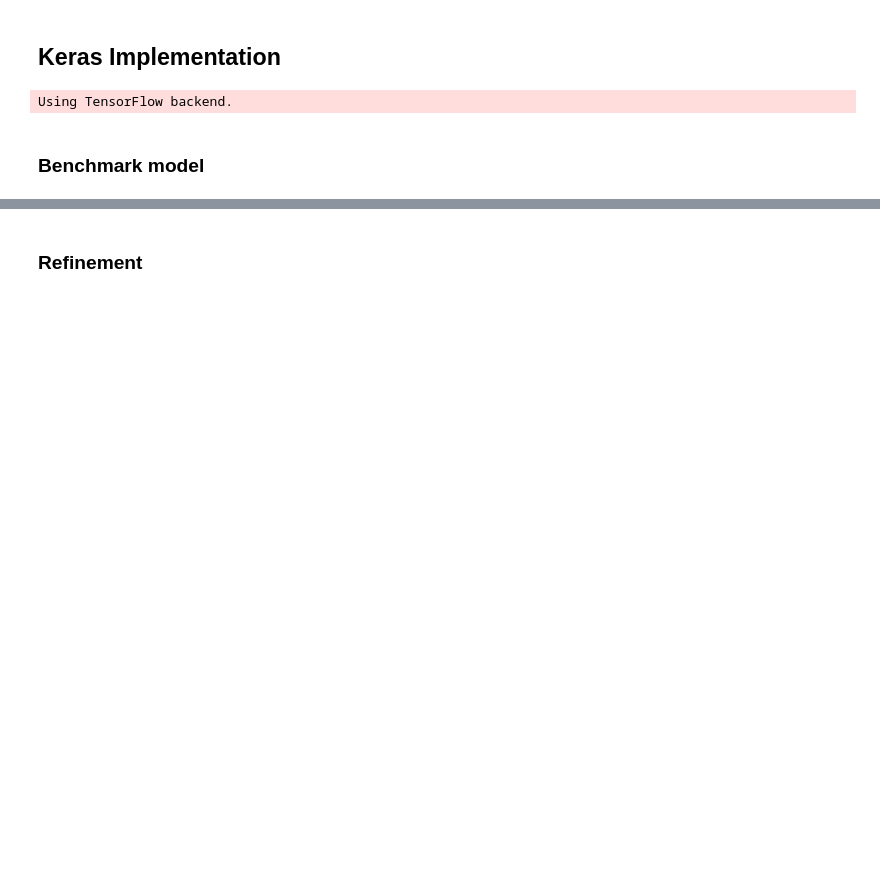
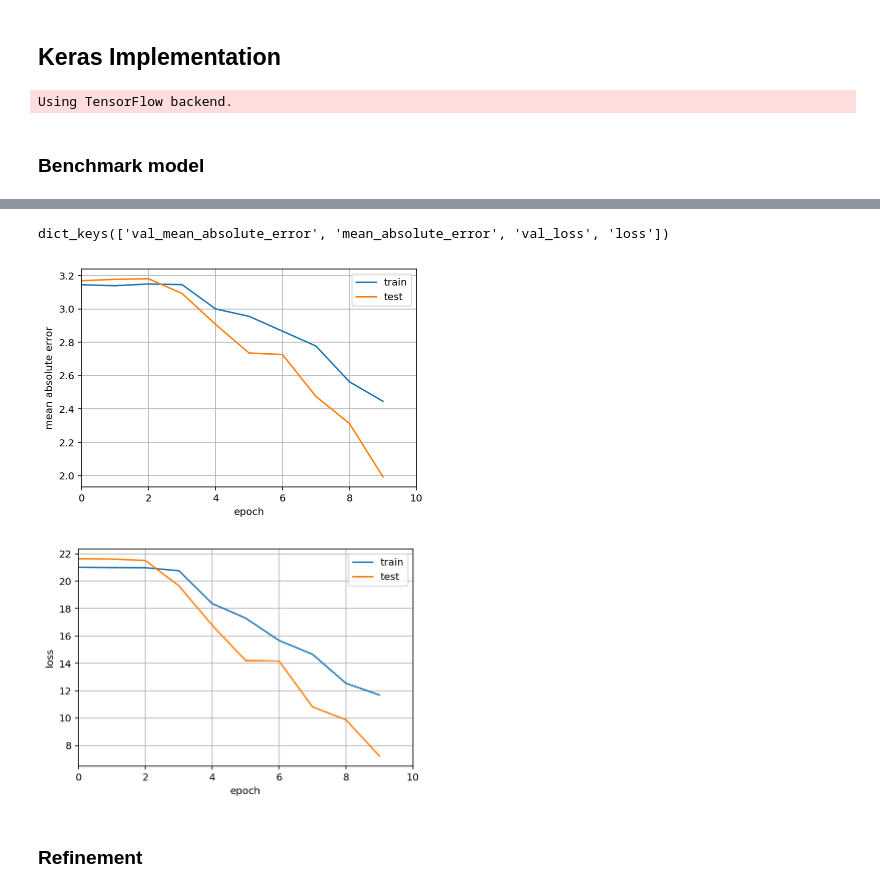
Before and after one commit to gwwang16/MLND-Capstone-Project-DeepTesla, a Jupyter notebook: DeepTesla.ipynb, the cells around one changed output, grey strips where cells are left out. Saved outputs shown, nothing was run; the diff lists cells and outputs as text; code cells hidden in the pictures; blank space fills up the shorter version.

```diff
--- a/DeepTesla.ipynb
+++ b/DeepTesla.ipynb
@@ -349,7 +496,7 @@ model_saved_path = os.path.join(params.model_dir, "model.h5")
 json_saved_path = os.path.join(params.model_dir, "model.json")
 
 # If the model exists, load model from h5:
-read_model = True
+read_model = False
 if read_model:
     if os.path.isfile(model_saved_path):
         model = load_model(model_saved_path)
@@ -425,0 +609,12 @@ plt.show()
+# %%
+# Train the model with shuffled data
+model = build_model(img_height, img_width, img_channels)
+time_start = time.time()
+# Fit the model
+history = model.fit(X_train, y_train,
+                    validation_data=(X_val, y_val),
+                    epochs=10,
+                    batch_size=512)
+
+total_time = time.time() - time_start
+print('Training time: {}'.format(total_time))
@@ -426,3 +639,34 @@ plt.show()
+# %%
+# list all data in history
+print(history.history.keys())
+# summarize history for accuracy
+plt.plot(history.history['mean_absolute_error'])
+plt.plot(history.history['val_mean_absolute_error'])
+# plt.title('Mean absolute error')
+plt.ylabel('mean absolute error')
+plt.xlabel('epoch')
+plt.legend(['train', 'test'], loc='upper right')
+plt.xlim((0,10))
+plt.xticks(np.arange(0, 11, 2))
+plt.grid()
+plt.savefig(img_dir + "/mae_shuffle.png")
+plt.show()
+# summarize history for loss
+plt.plot(history.history['loss'])
+plt.plot(history.history['val_loss'])
+# plt.title('model loss')
+plt.ylabel('loss')
+plt.xlabel('epoch')
+plt.legend(['train', 'test'], loc='upper right')
+plt.xlim((0,10))
+plt.xticks(np.arange(0, 11, 2))
+plt.grid()
+plt.savefig(img_dir + "/loss_shuffle.png")
+plt.show()
+# %% [output]
+dict_keys(['val_mean_absolute_error', 'mean_absolute_error', 'val_loss', 'loss'])
+[figure, added]
+[figure, added]
 # %%
 print(model.summary())
 # %% [markdown]
```
Also changed, not shown: parts of 57 cells of this notebook, 1 other file.
